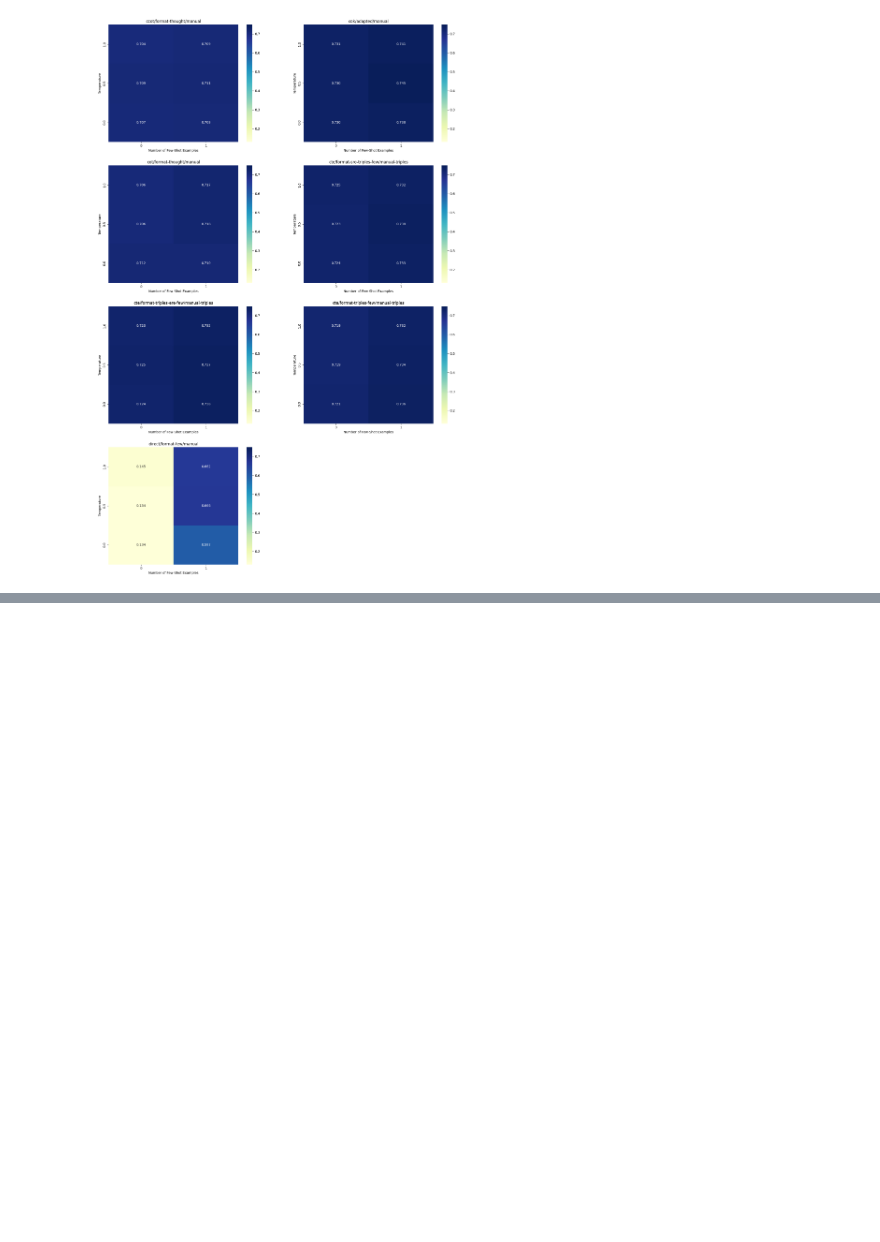
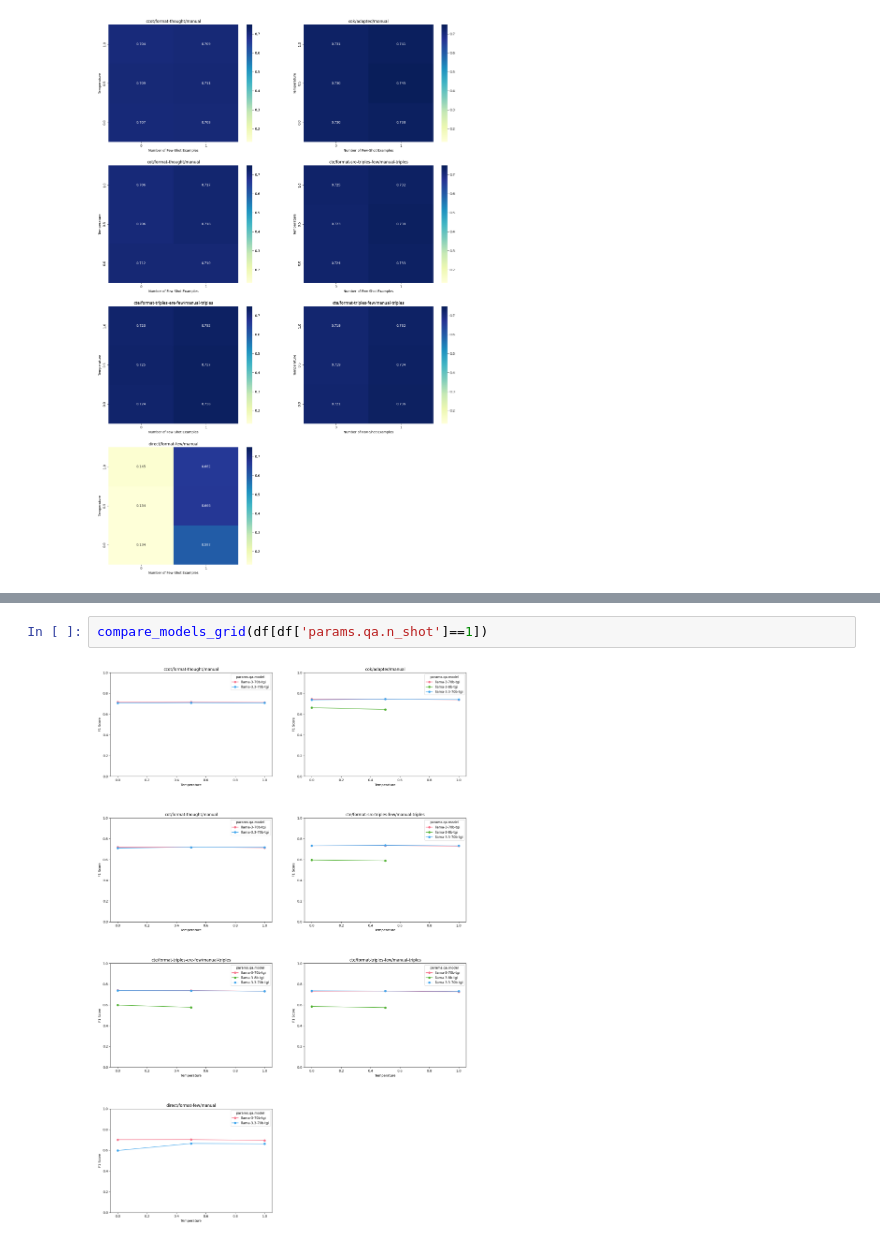
Before and after one commit to bdsaglam/pipeline-mhqa-manual, a Jupyter notebook: nbs/musique-full-manual-new/visualize.ipynb, the cells around one changed output, grey strips where cells are left out. Cells and saved outputs as stored; diff of their text form; blank space fills up the shorter version.

```diff
--- a/nbs/musique-full-manual-new/visualize.ipynb
+++ b/nbs/musique-full-manual-new/visualize.ipynb
@@ -149,0 +193,4 @@ plot_heatmap(df[df["params.qa.model"] == model], "metrics.f1")
+# %%
+compare_models_grid(df[df['params.qa.n_shot']==1])
+# %% [output]
+[figure, added]
```
Also changed, not shown: parts of 2 cells of this notebook.
